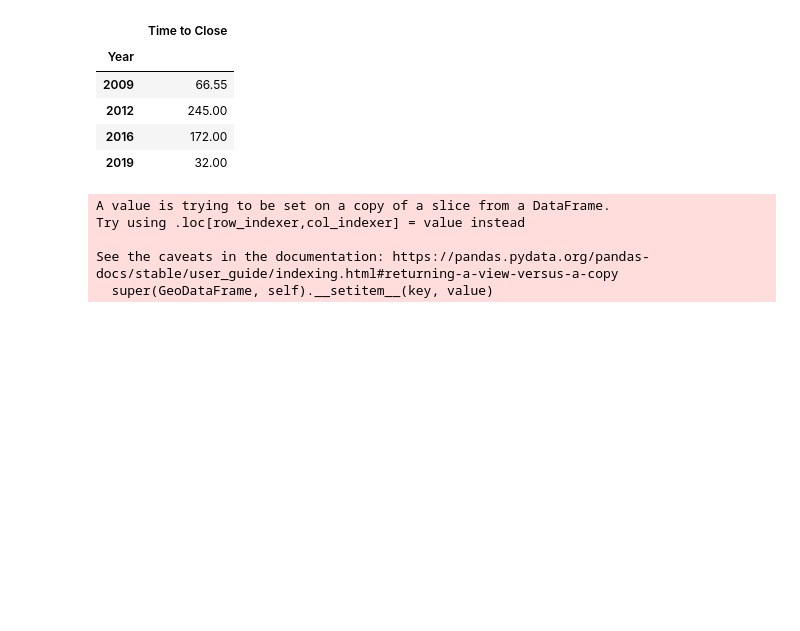
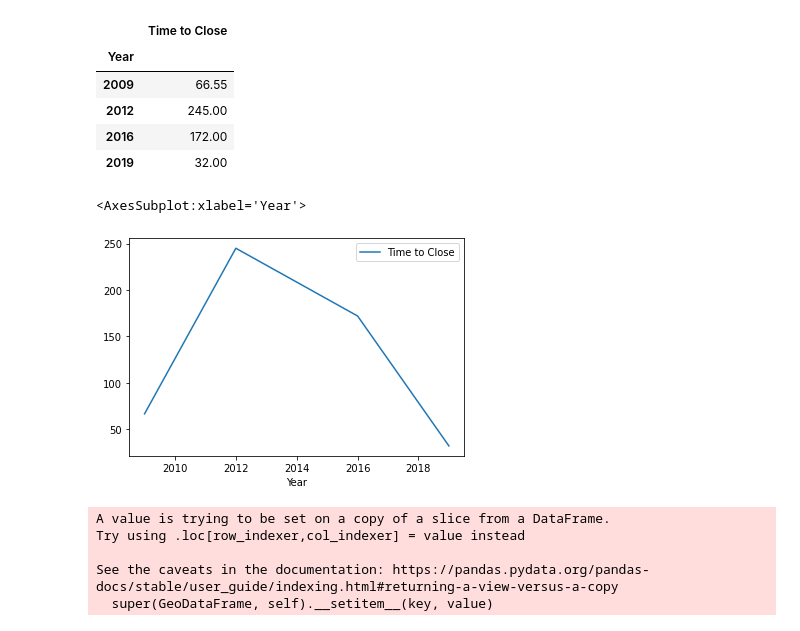
Before and after one commit to maryalicewilliams/Nick_MaryAlice_Potholes, a Jupyter notebook: Group Assignments/PointPatternAnalysis.ipynb, the cells around one changed output. Saved outputs shown, nothing was run; the diff lists cells and outputs as text; code cells hidden in the pictures; blank space fills up the shorter version.

```diff
--- a/Group Assignments/PointPatternAnalysis.ipynb
+++ b/Group Assignments/PointPatternAnalysis.ipynb
@@ -247,6 +247,11 @@ closeyeardf
 | 2012 | 245.00 |
 | 2016 | 172.00 |
 | 2019 | 32.00 |
+# %%
+closeyeardf.plot()
+# %% [output]
+<AxesSubplot:xlabel='Year'>
+[figure, added]
 # %%
 allyears311df['x'] = allyears311df.geometry.x
 allyears311df['y'] = allyears311df.geometry.y
```
Also changed, not shown: parts of 2 cells of this notebook, 8 other files.
